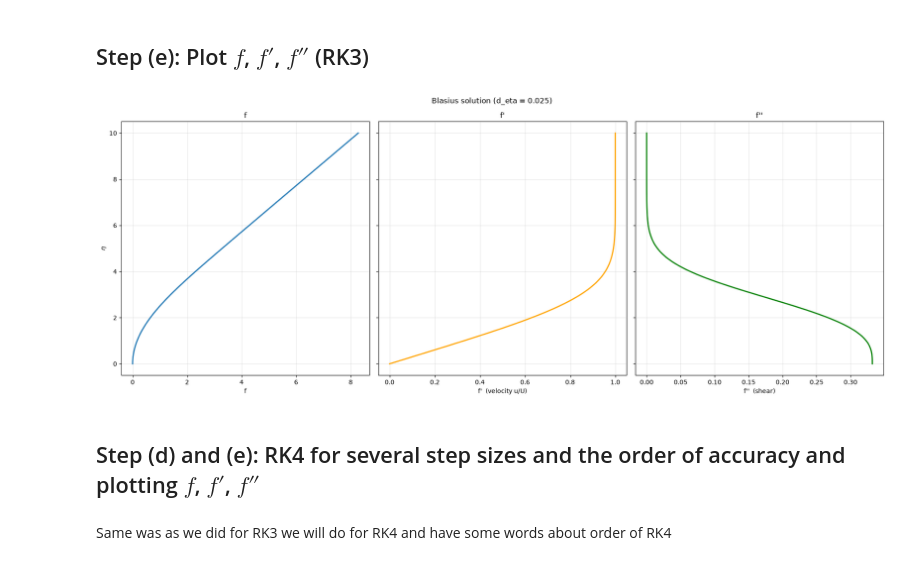
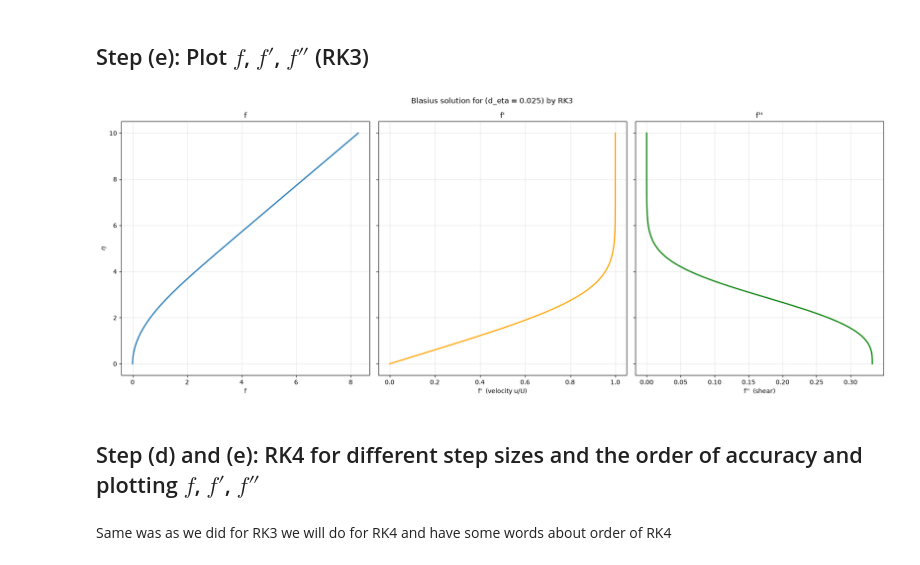
Before and after one commit to Kalyanaraama/AE801_2026, a Jupyter notebook: numode_bvp/Kalyana Raama Bheema- BVP.ipynb, the cells around one changed output. Cells and saved outputs as stored; diff of their text form; code cells hidden in the pictures.

```diff
--- a/numode_bvp/Kalyana Raama Bheema- BVP.ipynb
+++ b/numode_bvp/Kalyana Raama Bheema- BVP.ipynb
@@ -216,36 +217,36 @@ The order starts from 3.37 as the step size goes smaller that order gradually de
 # %%
 h = 0.025
 s = bisection(h, eta_inf, rk3_step)
 eta, Y = solve_ivp(s, h, eta_inf, rk3_step)
 
 fig, ax = plt.subplots(1, 3, figsize=(18, 7), sharey=True)
 
 # f
 ax[0].plot(f, eta, lw=2)
 ax[0].set_xlabel("f")
 ax[0].set_title("f")
 
 # f'
 ax[1].plot(df, eta, lw=2, color='orange')
 ax[1].set_xlabel("f'  (velocity u/U)")
 ax[1].set_title("f'")
 
 # f''
 ax[2].plot(d2f, eta, lw=2, color='green')
 ax[2].set_xlabel("f''  (shear)")
 ax[2].set_title("f''")
 
 ax[0].set_ylabel(r"$\eta$")       # only the first panel needs the y-label
 for a in ax:
     a.grid(alpha=0.3)
 
-fig.suptitle("Blasius solution (d_eta = 0.025)")
+fig.suptitle("Blasius solution for (d_eta = 0.025) by RK3")
 plt.tight_layout()
 plt.show()
 # %% [output]
-[figure, old version]
+[figure, new version]
 # %% [markdown]
-## Step (d) and (e): RK4 for several step sizes and the order of accuracy and plotting $f$, $f'$, $f''$
+## Step (d) and (e): RK4 for different step sizes and the order of accuracy and plotting $f$, $f'$, $f''$
 # %% [markdown]
 Same was as we did for RK3 we will do for RK4 and have some words about order of RK4
 # %%
```
Also changed, not shown: parts of 10 cells of this notebook.
